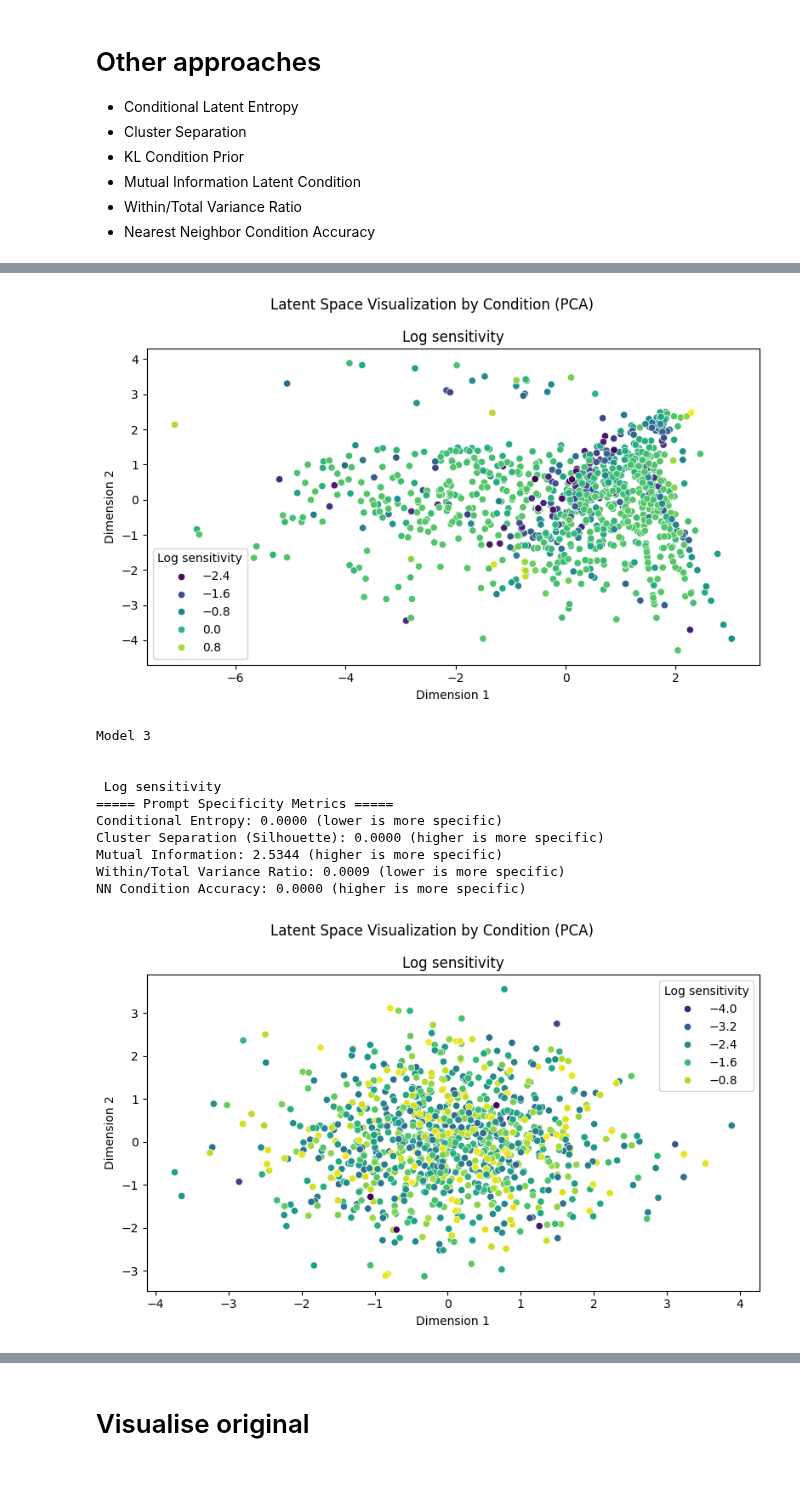
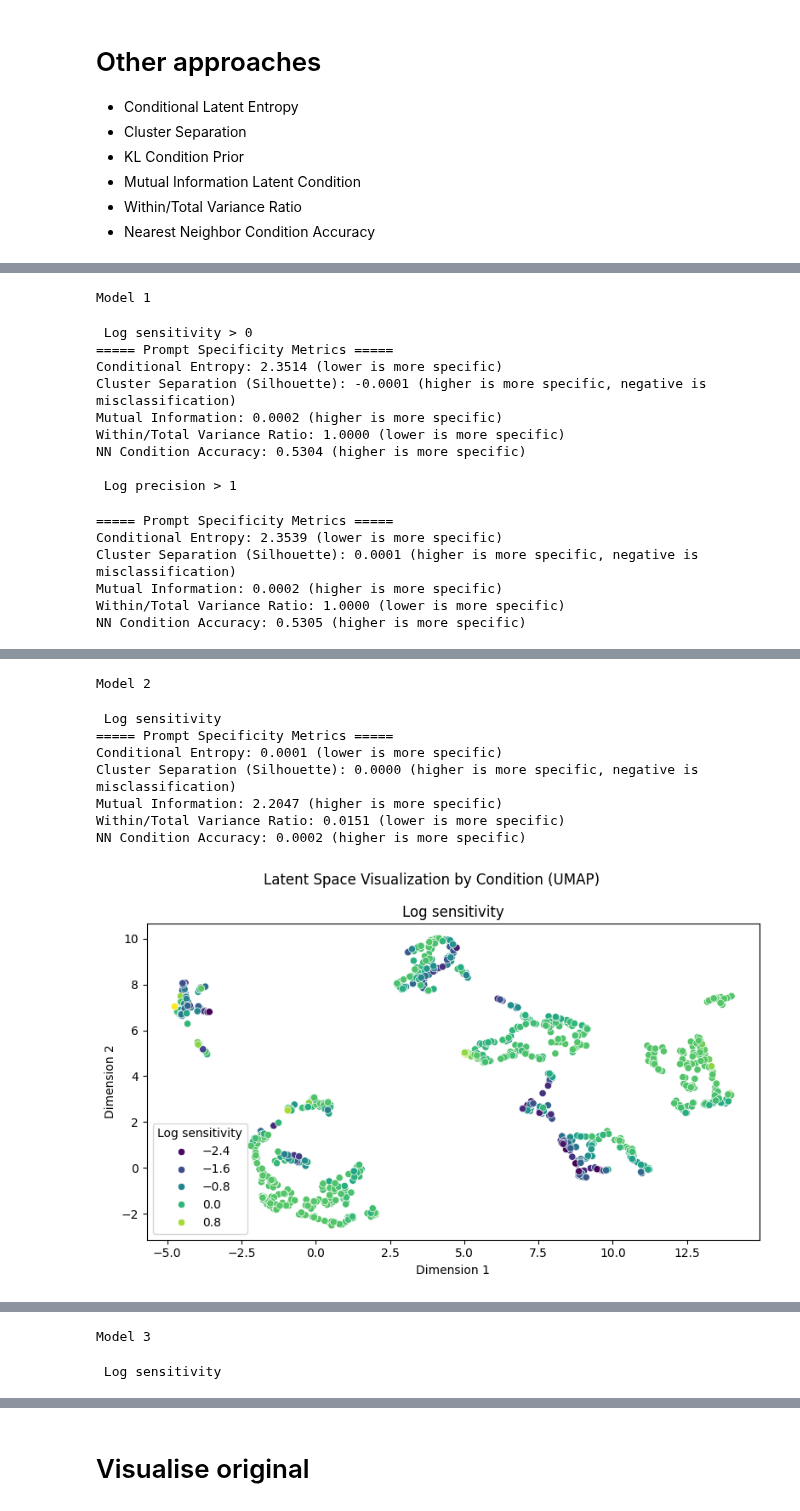
Before and after one commit to olive004/EvoScaper, a Jupyter notebook: notebooks/13_prompt_specificity.ipynb, the cells around one changed output, grey strips where cells are left out. Drawn from its saved outputs; the diff is of its cells as text; code cells hidden in the pictures; blank space fills up the shorter version.

```diff
--- a/notebooks/13_prompt_specificity.ipynb
+++ b/notebooks/13_prompt_specificity.ipynb
@@ -40,10 +45,12 @@ os.makedirs(top_write_dir, exist_ok=True)
 fn_saves = [os.path.join('data', '01_cvae', '2025_02_25__12_42_34', 'saves_2025_02_25__12_42_34_ds0211_sp_KL2e4'),
             os.path.join('data', '01_cvae', '2025_02_23__18_41_24', 'saves_2025_02_23__18_41_24_ds0211_spbool_KL2e4'),
             os.path.join('data', '01_cvae', '2025_02_17__17_01_05', 'saves_2025_02_17__17_01_05_ds0211'),
+            os.path.join('data', '01_cvae', '2025_02_08__16_08_44', 'saves_2025_02_08__16_08_44_ds1205'),
             os.path.join('data', '01_cvae', '2025_01_26__16_32_02', 'saves_2025_01_26__16_32_02_sens_kl_5e4')]
 fn_hpos = [os.path.join('data', '01_cvae', '2025_02_25__12_42_34', 'hpos_all.json'),
            os.path.join('data', '01_cvae', '2025_02_23__18_41_24', 'hpos_all.json'),
            os.path.join('data', '01_cvae', '2025_02_17__17_01_05', 'hpos_all.json'),
+           os.path.join('data', '01_cvae', '2025_02_08__16_08_44', 'hpos_all.json'),
            os.path.join('data', '01_cvae', '2025_01_26__16_32_02', 'hpos_all.json')]
 
 hpos_all = [pd.Series(load_json_as_dict(fn)) for fn in fn_hpos]
@@ -435,14 +443,18 @@ def reduce(z_samples, method='tsne'):
     # Reduce dimensionality to 2D
     if method.lower() == 'tsne':
         reducer = TSNE(n_components=2, random_state=42)
+    elif method.lower() == 'umap':
+        reducer = umap.UMAP(n_components=2, random_state=42)
+    elif method.lower() == 'pca':
+        reducer = PCA(n_components=2, random_state=42)
     else:
-        reducer = PCA(n_components=2, random_state=42)
+        raise ValueError(f'Method {method} not supported')
 
     z_2d = reducer.fit_transform(z_samples)
     return z_2d
 
 
-def visualize_latent_by_condition_all(z_samples, conditions, condition_labels, method='tsne', title=None):
+def visualize_latent_by_condition_all(z_samples, conditions, condition_labels, z_2d=None, method='tsne', title=None):
     """
     Visualize latent space colored by conditions for all dimensions.
 
@@ -452,7 +464,8 @@ def visualize_latent_by_condition_all(z_samples, conditions, condition_labels, m
 
     """
     # Reduce dimensionality
-    z_2d = reduce(z_samples, method)
+    if z_2d is None:
+        z_2d = reduce(z_samples, method)
 
     ncols = len(condition_labels)
     fig, axs = plt.subplots(1, ncols, figsize=(8*ncols, 5))
@@ -590,7 +603,7 @@ def evaluate_all_metrics(z_samples, conditions, title="Prompt Specificity Metric
     # Format metric values
     results = {
         "Conditional Entropy": f"{entropy_val:.4f} (lower is more specific)",
-        "Cluster Separation (Silhouette)": f"{cluster_sep:.4f} (higher is more specific)",
+        "Cluster Separation (Silhouette)": f"{cluster_sep:.4f} (higher is more specific, negative is misclassification)",
         "Mutual Information": f"{mi_val:.4f} (higher is more specific)",
         "Within/Total Variance Ratio": f"{variance_ratio:.4f} (lower is more specific)",
         "NN Condition Accuracy": f"{nn_accuracy:.4f} (higher is more specific)"
@@ -643,21 +656,24 @@ for im, (k, m) in enumerate(models_vars.items()):
     print(f'Model {k}\n')
     h_all, z_all, x, cond, x_rev_all, cond_rev_all, config_dataset, fake_circuits, sampled_cond = m
     # Evaluate all metrics
-    n_show = 1000 #len(z_all)
-    z_samples = np.array(z_all)[:n_show]
-    conditions = np.array(cond_rev_all)[:n_show][:, None]
+    n_show = int(1e3) # len(z_all)
+    z_samples = np.array(z_all)
+    conditions = np.array(cond_rev_all)[:, None]
     # conditions = cond_rev_all[..., idx_obj][:n_show]
 
+    method = 'umap'
+    z_2d = reduce(z_samples[:n_show], method)
     for idx_obj, obj_col in enumerate(config_dataset.objective_col):
         print('\n', obj_col)
         results = evaluate_all_metrics(z_samples, conditions[..., idx_obj].squeeze())
+        results['Cluster Separation (UMAP)'] = latent_cluster_separation(z_2d, conditions[..., idx_obj] if conditions.ndim > 1 else conditions[:, None])
         results = pd.DataFrame(pd.Series(results)).reset_index().rename(columns={'index': 'Metric Type', 0: 'Metric Value'})
         results['Objective'] = obj_col
         results['Model'] = k
         df_results = pd.concat([df_results, results])
 
     # Visualize
-    visualize_latent_by_condition_all(z_samples, conditions, config_dataset.objective_col, method='pca')
+    visualize_latent_by_condition_all(z_samples[:n_show], conditions[:n_show], config_dataset.objective_col, z_2d=z_2d, method='umap')
     # visualize_latent_by_condition(z_samples, conditions, method='tsne')
     # visualize_latent_by_condition(z_samples, conditions, method='pca')
     plt.show()
@@ -704,0 +701,16 @@ NN Condition Accuracy: 0.5282 (higher is more specific)
+Model 1
+ Log sensitivity > 0
+===== Prompt Specificity Metrics =====
+Conditional Entropy: 2.3514 (lower is more specific)
+Cluster Separation (Silhouette): -0.0001 (higher is more specific, negative is misclassification)
+Mutual Information: 0.0002 (higher is more specific)
+Within/Total Variance Ratio: 1.0000 (lower is more specific)
+NN Condition Accuracy: 0.5304 (higher is more specific)
+
+ Log precision > 1
+===== Prompt Specificity Metrics =====
+Conditional Entropy: 2.3539 (lower is more specific)
+Cluster Separation (Silhouette): 0.0001 (higher is more specific, negative is misclassification)
+Mutual Information: 0.0002 (higher is more specific)
+Within/Total Variance Ratio: 1.0000 (lower is more specific)
+NN Condition Accuracy: 0.5305 (higher is more specific)
@@ -716,12 +718,9 @@ NN Condition Accuracy: 0.0000 (higher is more specific)
+Model 2
+ Log sensitivity
+===== Prompt Specificity Metrics =====
+Conditional Entropy: 0.0001 (lower is more specific)
+Cluster Separation (Silhouette): 0.0000 (higher is more specific, negative is misclassification)
+Mutual Information: 2.2047 (higher is more specific)
+Within/Total Variance Ratio: 0.0151 (lower is more specific)
+NN Condition Accuracy: 0.0002 (higher is more specific)
-[figure, old version]
+[figure, new version]
-Model 3
-
-
- Log sensitivity
-===== Prompt Specificity Metrics =====
-Conditional Entropy: 0.0000 (lower is more specific)
-Cluster Separation (Silhouette): 0.0000 (higher is more specific)
-Mutual Information: 2.5344 (higher is more specific)
-Within/Total Variance Ratio: 0.0009 (lower is more specific)
-NN Condition Accuracy: 0.0000 (higher is more specific)
-[figure, removed]
@@ -745,3 +727,5 @@ NN Condition Accuracy: 0.0000 (higher is more specific)
+Model 3
+ Log sensitivity
 # %%
 metrics = df_results[~df_results['Metric Type'].isin(['mutual_information_per_dim', 'per_condition_entropy'])]['Metric Type'].unique()
 fig, axs = plt.subplots(1, len(metrics), figsize=(5*len(metrics), 4))
```
Also changed, not shown: parts of 8 cells of this notebook.
